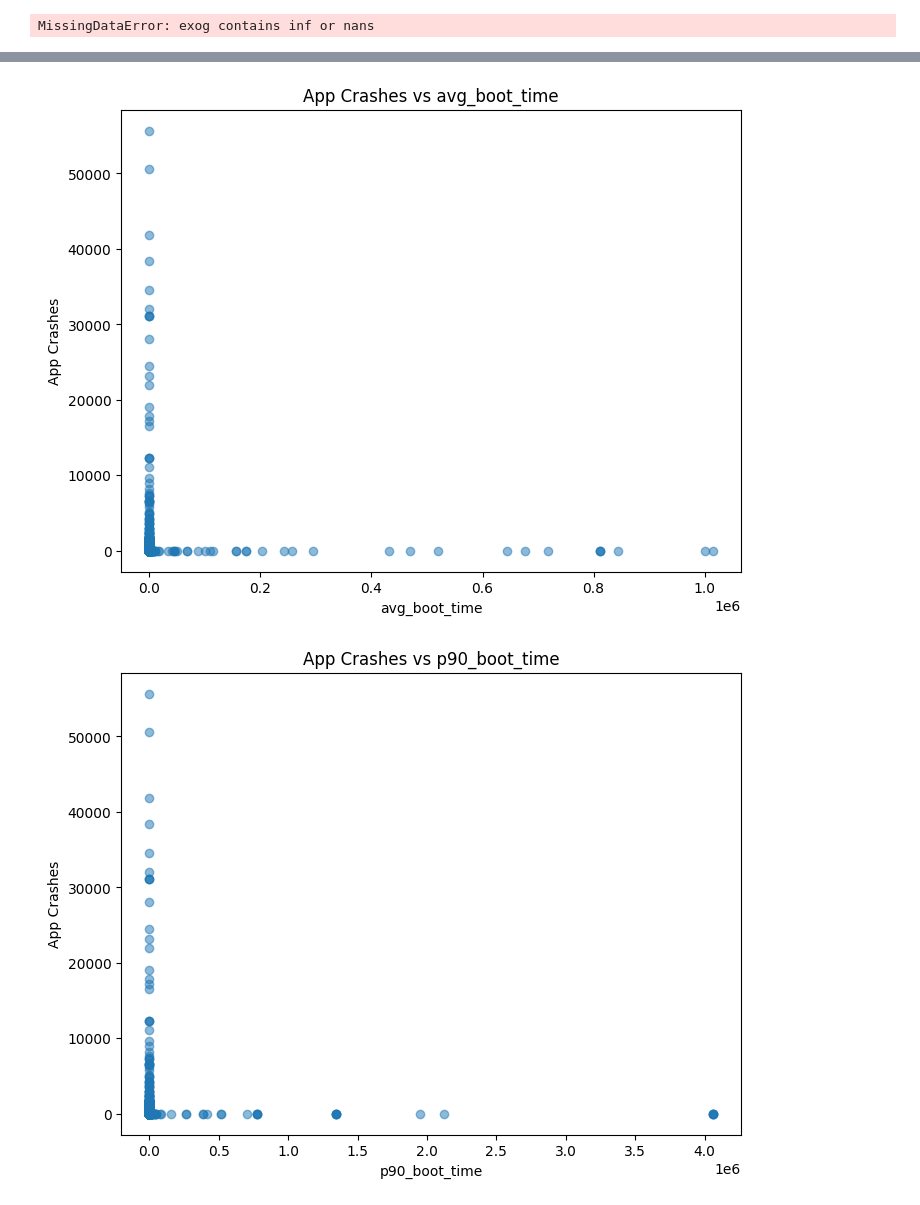
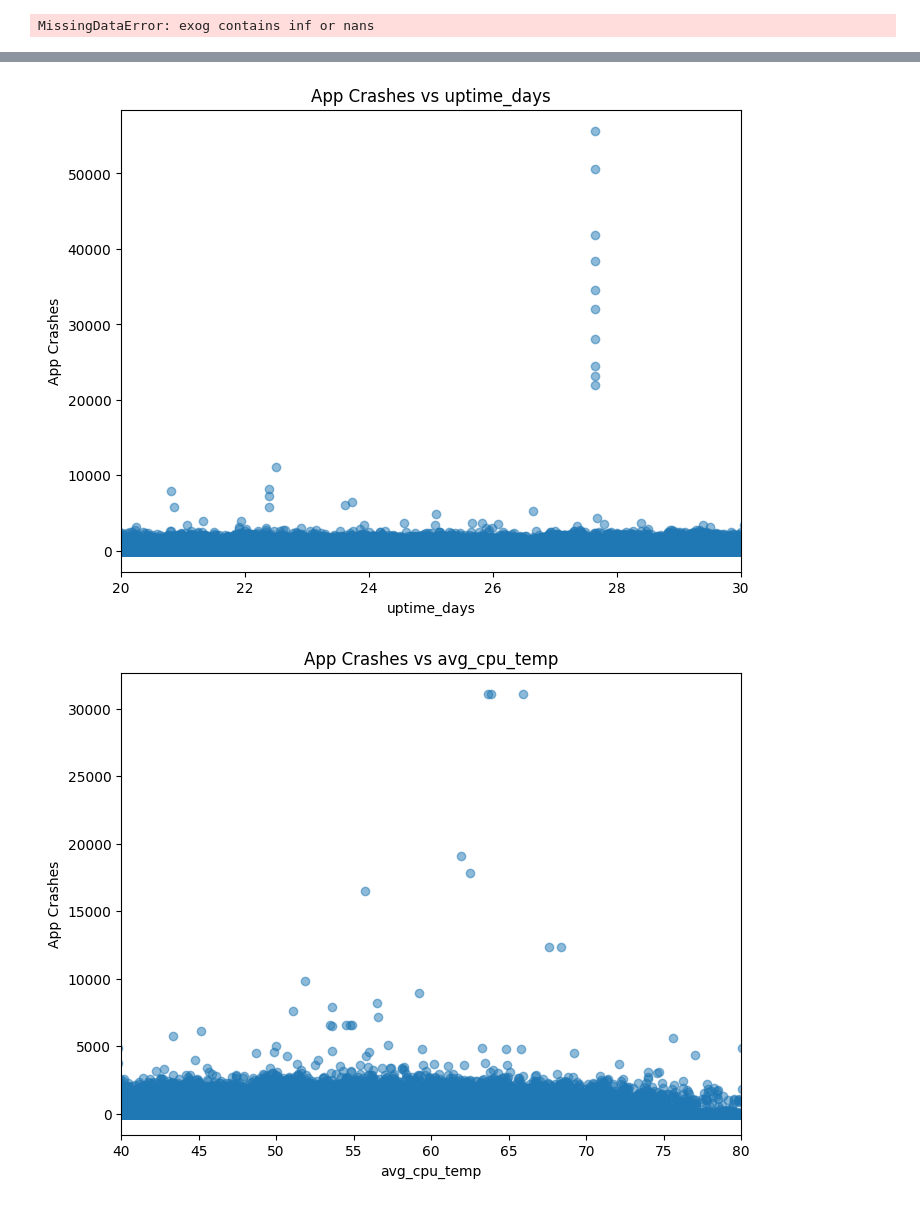
Before and after one commit to LexeighK/CapstoneData, a Jupyter notebook: FeatureModels/finalModelPleaseReal.ipynb, the cells around one changed output, grey strips where cells are left out. Drawn from its saved outputs; the diff is of its cells as text; code cells hidden in the pictures.

```diff
--- a/FeatureModels/finalModelPleaseReal.ipynb
+++ b/FeatureModels/finalModelPleaseReal.ipynb
@@ -149,7 +149,9 @@ MissingDataError: exog contains inf or nans
 
 # graphing variables
 plt.figure(figsize=(8,6))
+xNarrow = X['avg_memory_utilization']
 plt.scatter(X['avg_memory_utilization'], y, alpha=0.5)
+plt.xlim(40, 80)
 
 plt.xlabel("Average Memory Utilization")
 plt.ylabel("App Crashes")
@@ -169,6 +171,8 @@ plt.show()
 plt.figure(figsize=(8,6))
 plt.scatter(X['cpu_count'], y, alpha=0.5)
 
+plt.xlim(6500, 7250)
+
 plt.xlabel("cpu_count")
 plt.ylabel("App Crashes")
 plt.title("App Crashes vs cpu_count")
@@ -178,35 +182,32 @@ plt.show()
 plt.figure(figsize=(8,6))
 plt.scatter(X['memory_size_gb'], y, alpha=0.5)
 
+plt.xlim(15, 20)
+
 plt.xlabel("memory_size_gb")
 plt.ylabel("App Crashes")
 plt.title("App Crashes vs memory_size_gb")
-plt.show()
-
-# avg boot time
-plt.figure(figsize=(8,6))
-plt.scatter(X['avg_boot_time'], y, alpha=0.5)
-
-plt.xlabel("avg_boot_time")
-plt.ylabel("App Crashes")
-plt.title("App Crashes vs avg_boot_time")
-plt.show()
-
-#p90_boot_time
-plt.figure(figsize=(8,6))
-plt.scatter(X['p90_boot_time'], y, alpha=0.5)
-
-plt.xlabel("p90_boot_time")
-plt.ylabel("App Crashes")
-plt.title("App Crashes vs p90_boot_time")
 plt.show()
 
 #uptime days
 plt.figure(figsize=(8,6))
 plt.scatter(X['uptime_days'], y, alpha=0.5)
 
+plt.xlim(20, 30)
+
 plt.xlabel("uptime_days")
 plt.ylabel("App Crashes")
 plt.title("App Crashes vs uptime_days")
 plt.show()
+
+#cpu temp
+plt.figure(figsize=(8,6))
+plt.scatter(X['avg_cpu_temp'], y, alpha=0.5)
+
+plt.xlim(40, 80)
+
+plt.xlabel("avg_cpu_temp")
+plt.ylabel("App Crashes")
+plt.title("App Crashes vs avg_cpu_temp")
+plt.show()
 # %% [output]
@@ -217,2 +218,2 @@ plt.show()
-[figure, old version]
+[figure, new version]
-[figure, old version]
+[figure, new version]
```
Also changed, not shown: parts of 2 cells of this notebook, 1 other file.
